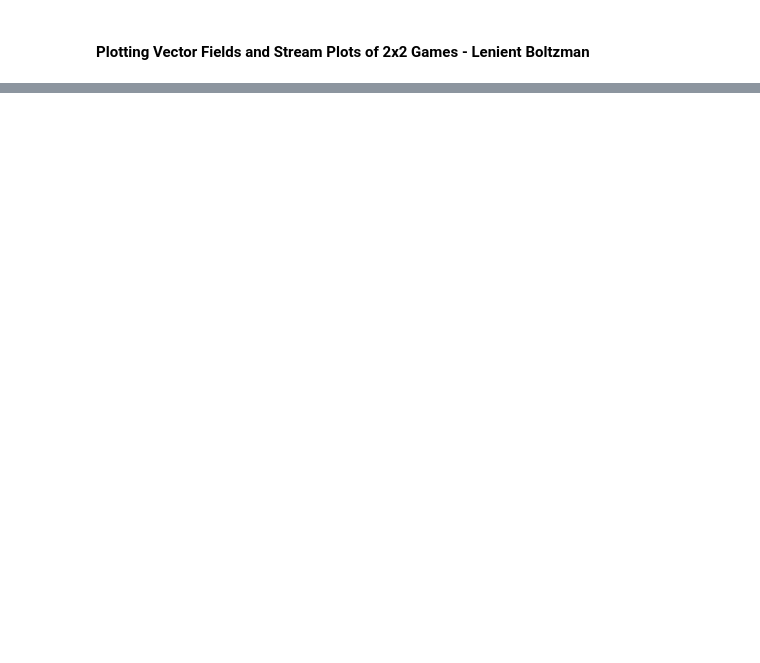
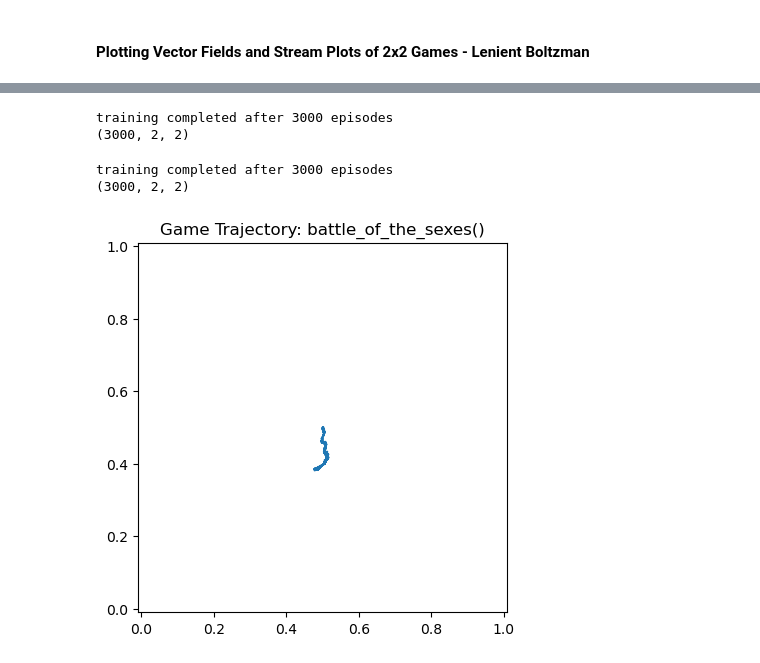
Before and after one commit to danilotpnta/MachineLearning, a Jupyter notebook: task2_.ipynb, the cells around one changed output, grey strips where cells are left out. Drawn from its saved outputs; the diff is of its cells as text; code cells hidden in the pictures; blank space fills up the shorter version.

```diff
--- a/task2_.ipynb
+++ b/task2_.ipynb
@@ -639,0 +800,59 @@ dynamic_k_plots(games, boltzmann_faqlearning, k)
+# %%
+### Trajectory: Boltzmann Learner
+num_players = 2
+game = battle_of_the_sexes
+env = rl_environment.Environment(game)
+num_actions = env.action_spec()["num_actions"]
+agents = [
+    BoltzmannQLearner(player_id=idx, num_actions=num_actions, step_size=0.001)
+    for idx in range(num_players)
+]
+
+training_episodes = 3000
+_ , acc_probs = train(env, agents, training_episodes)
+# print(acc_probs)
+# print(np.array(acc_probs).shape)
+# print(np.array(acc_probs))
+
+x = [hist[0][0] for hist in acc_probs]  # take the prob of choosing the first action for player 1
+y = [hist[1][0] for hist in acc_probs]  # take the prob of choosing the first action for player 2
+
+print(np.array(acc_probs).shape)
+# print(x)
+plt.plot(x, y, '.')  # plot each population
+plt.title(f'Game Trajectory: {str(game)}')
+plt.axis('scaled')
+plt.xlim(-0.01, 1.01)
+plt.ylim(-0.01, 1.01)
+plt.show()
+# %% [output]
+training completed after 3000 episodes
+(3000, 2, 2)
+# %%
+### Trajectory: Boltzmann FAQ Learner
+num_players = 2
+game = battle_of_the_sexes
+env = rl_environment.Environment(game)
+num_actions = env.action_spec()["num_actions"]
+agents = [
+    Boltzman_faq_learner(player_id=idx, num_actions=num_actions, step_size=0.001)
+    for idx in range(num_players)
+]
+
+training_episodes = 3000
+rewards, acc_probs = train(env, agents, training_episodes)
+x = [hist[0][0] for hist in acc_probs]
+y = [hist[1][0] for hist in acc_probs]
+
+print(np.array(acc_probs).shape)
+# print(x)
+plt.plot(x, y)  # plot each population
+plt.title(f'Game Trajectory: {str(game)}')
+plt.axis('scaled')
+plt.xlim(-0.01, 1.01)
+plt.ylim(-0.01, 1.01)
+plt.show()
+# %% [output]
+training completed after 3000 episodes
+(3000, 2, 2)
+[figure, added]
```
Also changed, not shown: parts of 23 cells of this notebook, 1 other file.
